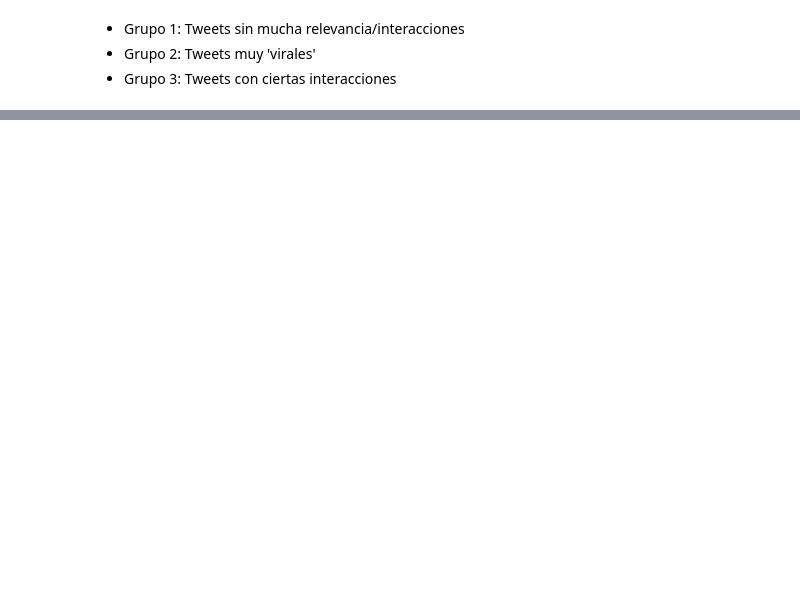
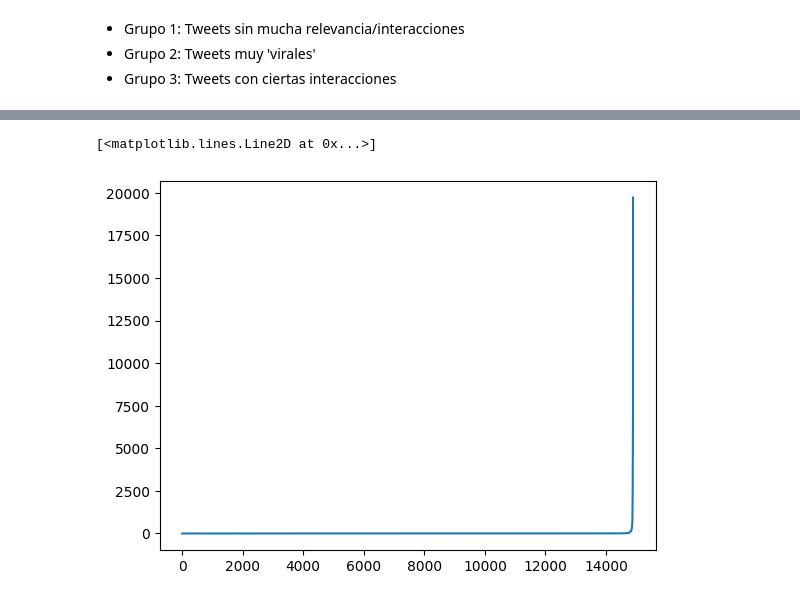
Before and after one commit to Stevennns/Proyecto-Mineria-de-datos-2023-1, a Jupyter notebook: all_data.ipynb, the cells around one changed output, grey strips where cells are left out. Cells and saved outputs as stored; diff of their text form; code cells hidden in the pictures; blank space fills up the shorter version.

```diff
--- a/all_data.ipynb
+++ b/all_data.ipynb
@@ -1322,0 +1391,16 @@ pd.DataFrame(centroids, columns=df2.columns)
+# %%
+from sklearn.neighbors import NearestNeighbors
+import numpy as np
+
+N = 5 #corresponde a 'min_samples'
+
+nbrs = NearestNeighbors(n_neighbors=N).fit(df2)
+distances, indices = nbrs.kneighbors(df2)
+
+distances = np.sort(distances, axis=0)
+distances = distances[:,1]
+#plt.axhline(y=11, color='r', linestyle='--') #Ajuste el valor para y
+plt.plot(distances)
+# %% [output]
+[<matplotlib.lines.Line2D at 0x...>]
+[figure, added]
```
Also changed, not shown: parts of 12 cells of this notebook.
